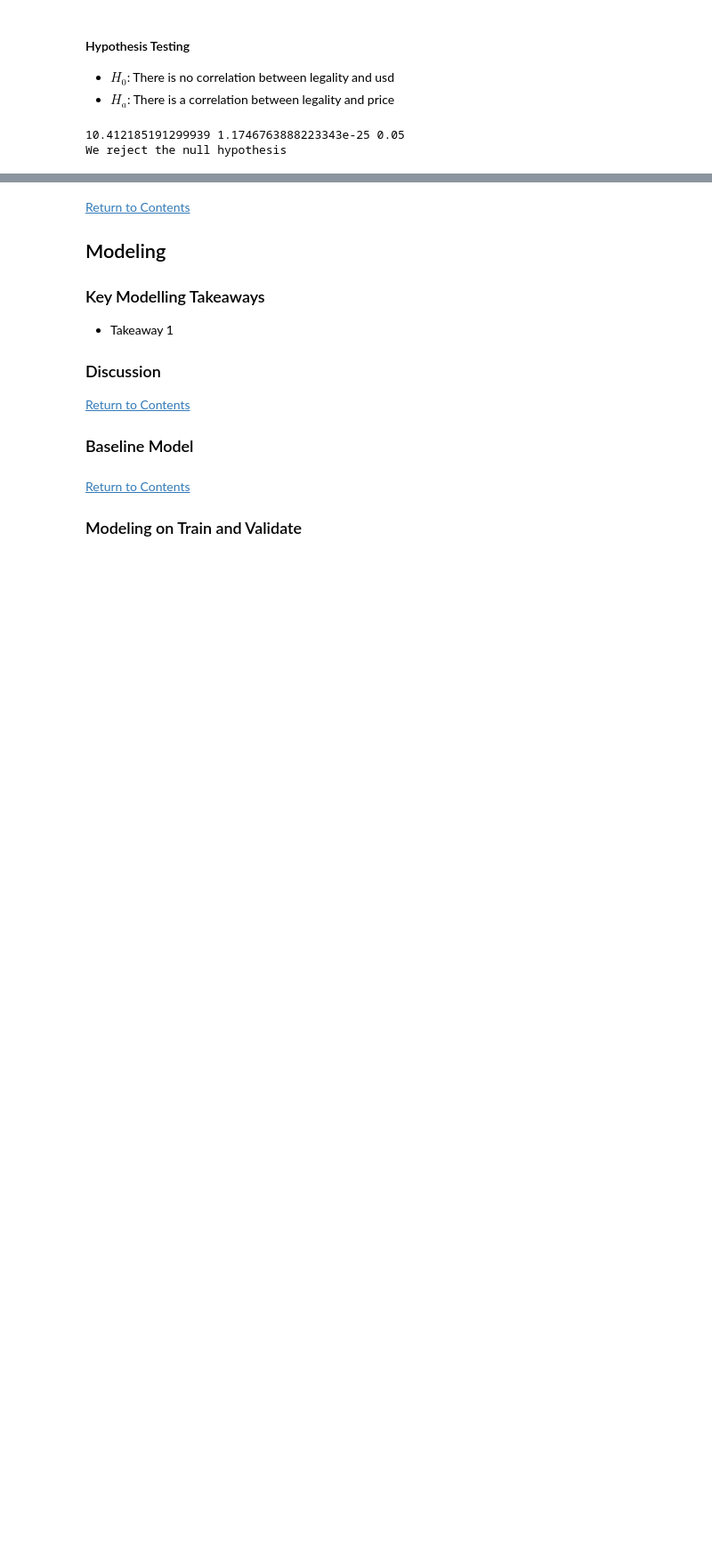
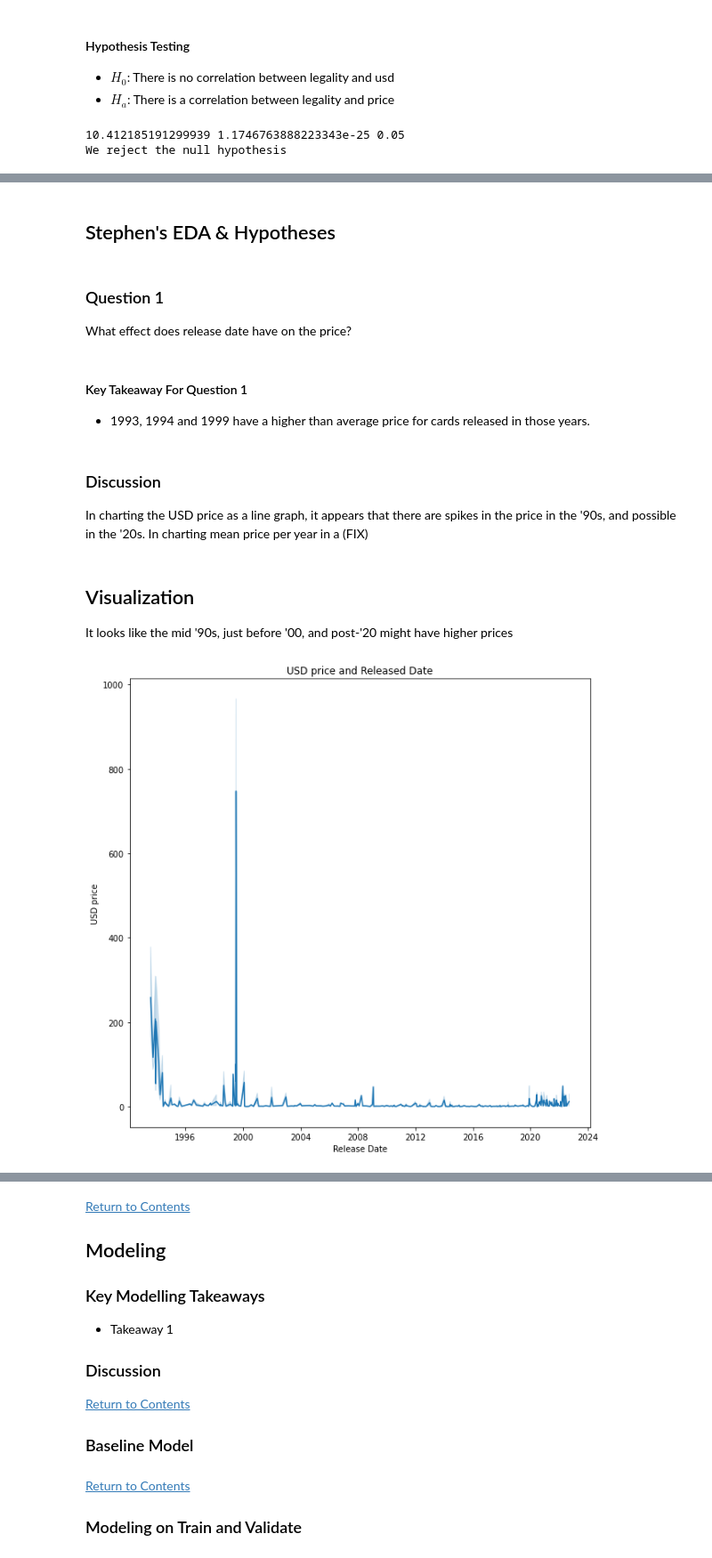
Before and after one commit to Jemison-DavidJasonStephenVasiliy/MTG-Project, a Jupyter notebook: final_report_outline.ipynb, the cells around one changed output, grey strips where cells are left out. Shown at 89% size. Saved outputs shown, nothing was run; the diff lists cells and outputs as text; code cells hidden in the pictures; blank space fills up the shorter version.

```diff
--- a/final_report_outline.ipynb
+++ b/final_report_outline.ipynb
@@ -86,0 +178,19 @@ We reject the null hypothesis
+# %% [markdown]
+## Stephen's EDA & Hypotheses
+# %% [markdown]
+### Question 1 <a name='q_1'></a>
+What effect does release date have on the price?
+# %% [markdown]
+#### Key Takeaway For Question 1
+- 1993, 1994 and 1999 have a higher than average price for cards released in those years.
+# %% [markdown]
+### Discussion
+In charting the USD price as a line graph, it appears that there are spikes in the price in the '90s, and possible in the '20s. In charting mean price per year in a (FIX)
+# %% [markdown]
+## Visualization
+
+It looks like the mid '90s, just before '00, and post-'20 might have higher prices
+# %%
+explore.vis_usd_by_released_at(train)
+# %% [output]
+[figure, added]
```
Also changed, not shown: parts of 110 cells of this notebook, 1 other file.
